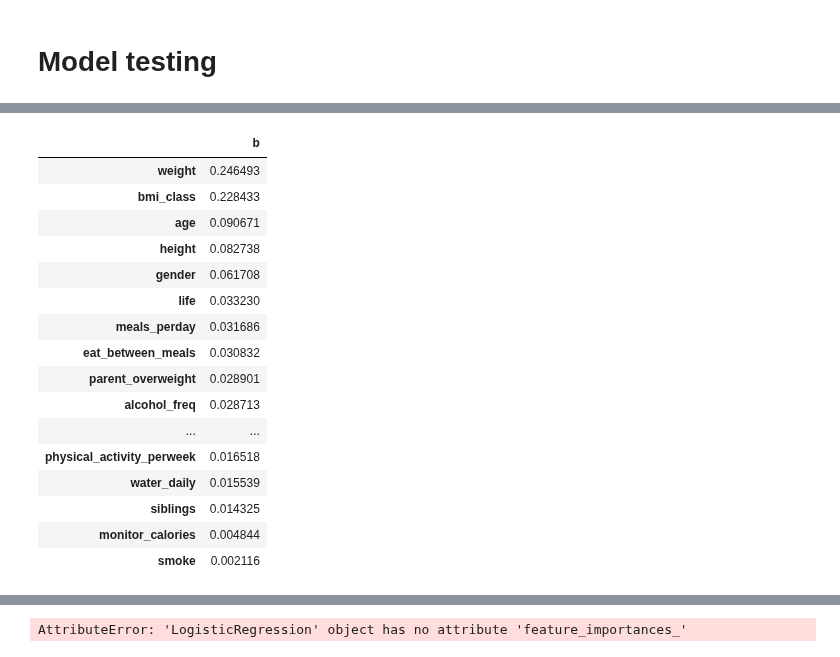
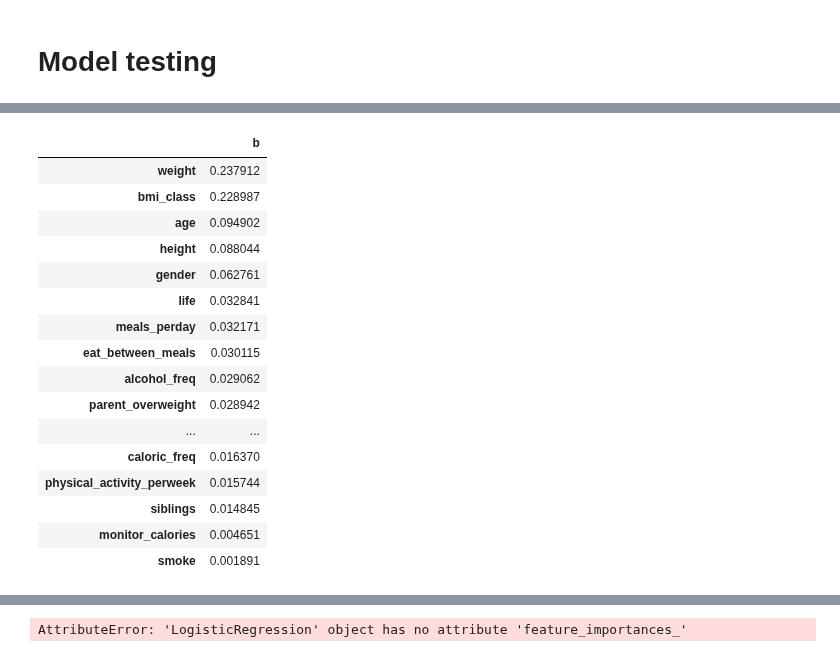
Before and after one commit to 0xMarc0s/IMS_ML_project, a Jupyter notebook: Preliminary Notebooks/preprocessing.ipynb, the cells around one changed output, grey strips where cells are left out. Cells and saved outputs as stored; diff of their text form; code cells hidden in the pictures.

```diff
--- a/Preliminary Notebooks/preprocessing.ipynb
+++ b/Preliminary Notebooks/preprocessing.ipynb
@@ -208,16 +384,22 @@ y = df_train['obese_level'].replace(hash_obesity)
 # %%
 from sklearn.feature_selection import RFE
 from sklearn.model_selection import train_test_split
+# %%
+df = pd.read_csv("../our data/no_outliers.csv", index_col=0)
+
+X = df.drop('obese_level', axis=1)
+y = df['obese_level']
 # %%
 X_train, X_test, y_train, y_test = train_test_split(X,y, test_size=0.3)
+X_train, X_test = preprocess_data(X_train, X_test)
 # %%
-baseline = DecisionTreeClassifier()
+baseline = RandomForestClassifier()
 k = 5 # suppose i want to select 5
 
 rfe = RFE(estimator=baseline, n_features_to_select=k)
 rfe.fit_transform(X_train, y_train)
 
-selected_features = pd.Series(rfe.support_, index = X.columns)
+selected_features = pd.Series(rfe.support_, index = X_train.columns)
 selected_features
 
 
@@ -229,12 +411,12 @@ rfe.score(X_test, y_test)
 max_score = -999
 info = {}
 
-for i in range(1, len(X.columns.tolist())+1):
+for i in range(1, len(X_train.columns.tolist())+1):
     rfe = RFE(estimator=baseline, n_features_to_select=i)
     rfe.fit_transform(X_train, y_train)
     s = rfe.score(X_test, y_test)
     print(f"k={i}: {s}")
-    selected_features = pd.Series(rfe.support_, index = X.columns)
+    selected_features = pd.Series(rfe.support_, index = X_train.columns)
     S=selected_features[selected_features == True].index.tolist()
     print(f"\tSelected: {S}")
 
@@ -409,28 +584,28 @@ run(RandomForestClassifier(), X, y)
 # %%
-A = np.array([0.09067107, 0.02871339, 0.01791884, 0.01859065, 0.03083244,
-        0.06170784, 0.08273799, 0.03168581, 0.0048444 , 0.02890144,
-        0.01651799, 0.01432507, 0.00211583, 0.01874717, 0.02799509,
-        0.01553866, 0.24649305, 0.22843336, 0.03322992])
+A = np. array([0.094902  , 0.02906236, 0.0163697 , 0.01809703, 0.03011454,
+        0.0627612 , 0.08804353, 0.03217063, 0.00465086, 0.02894237,
+        0.01574429, 0.0148447 , 0.00189053, 0.0174163 , 0.02887657,
+        0.01637259, 0.2379123 , 0.2289873 , 0.0328412 ])
 
 pd.DataFrame(A, index=X_train.columns, columns=["b"]).sort_values(by="b",ascending=False).style.bar()
 # %% [output]
 |  | b |
-| weight | 0.246493 |
-| bmi_class | 0.228433 |
-| age | 0.090671 |
-| height | 0.082738 |
-| gender | 0.061708 |
-| life | 0.033230 |
-| meals_perday | 0.031686 |
-| eat_between_meals | 0.030832 |
-| parent_overweight | 0.028901 |
-| alcohol_freq | 0.028713 |
+| weight | 0.237912 |
+| bmi_class | 0.228987 |
+| age | 0.094902 |
+| height | 0.088044 |
+| gender | 0.062761 |
+| life | 0.032841 |
+| meals_perday | 0.032171 |
+| eat_between_meals | 0.030115 |
+| alcohol_freq | 0.029062 |
+| parent_overweight | 0.028942 |
 | ... | ... |
-| physical_activity_perweek | 0.016518 |
-| water_daily | 0.015539 |
-| siblings | 0.014325 |
-| monitor_calories | 0.004844 |
-| smoke | 0.002116 |
+| caloric_freq | 0.016370 |
+| physical_activity_perweek | 0.015744 |
+| siblings | 0.014845 |
+| monitor_calories | 0.004651 |
+| smoke | 0.001891 |
 # %%
 run(DecisionTreeClassifier(), X, y)
 # %% [output]
```
Also changed, not shown: parts of 20 cells of this notebook, 1 other file.
